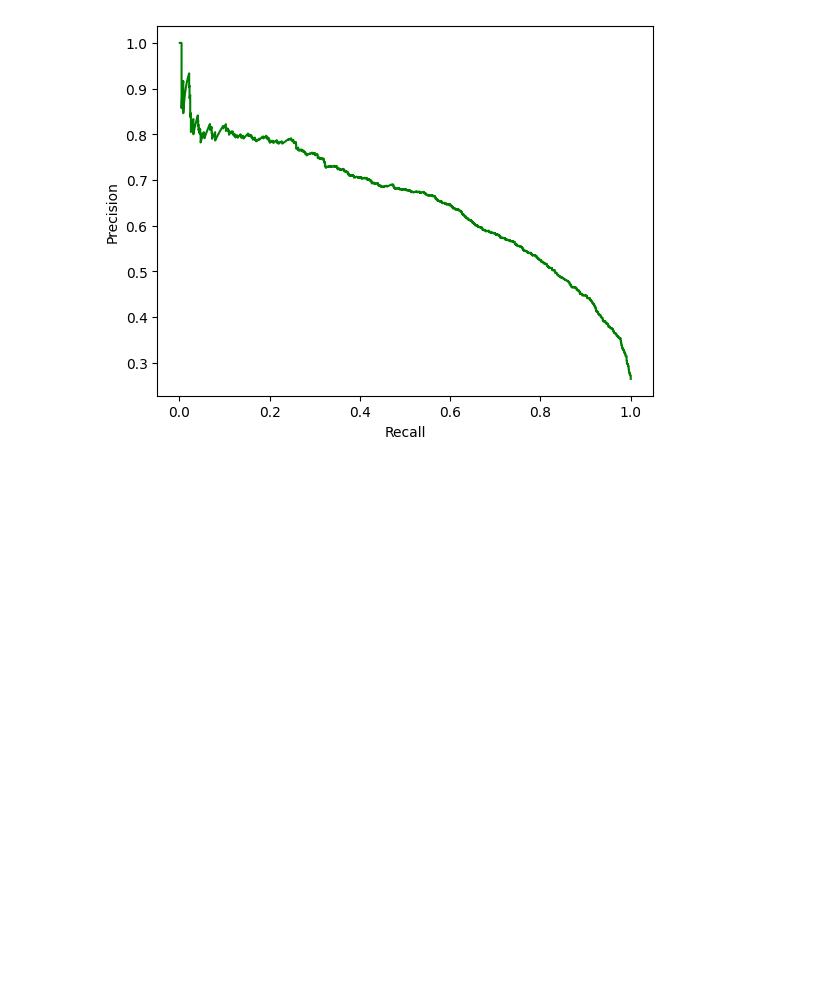
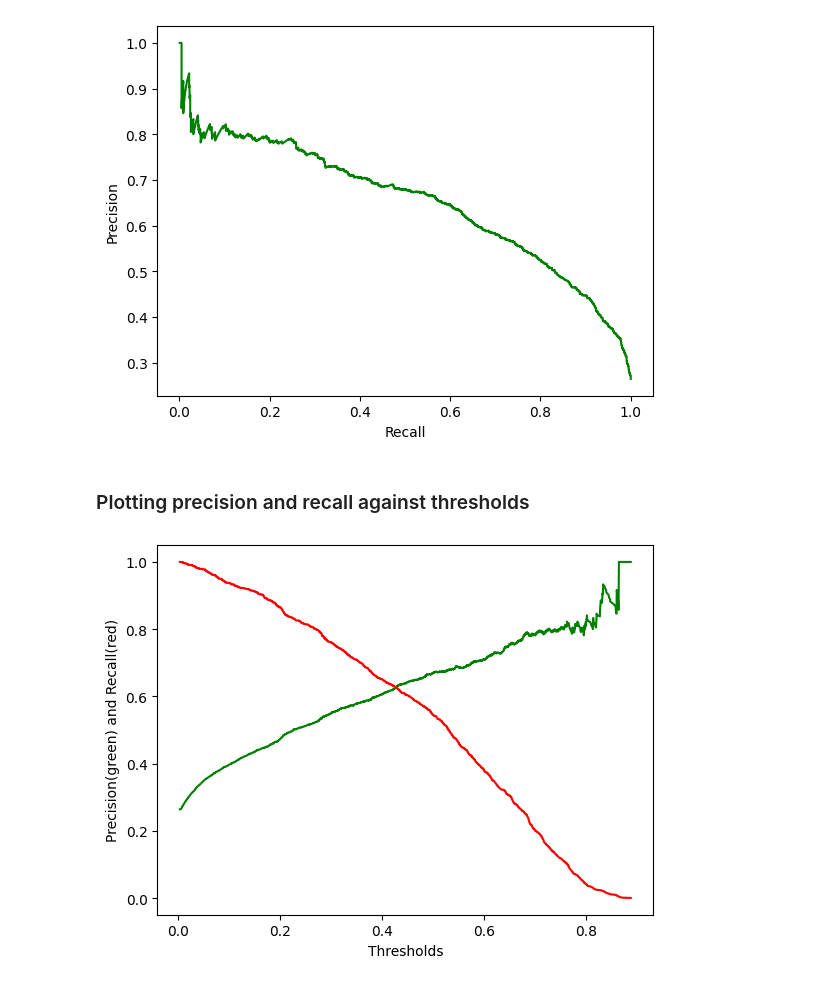
Before and after one commit to asa1997/CarPricePrediction, a Jupyter notebook: Telecom_Customer_Churn/Telecom_CustomerChurn.ipynb, the cells around one changed output. Cells and saved outputs as stored; diff of their text form; code cells hidden in the pictures; blank space fills up the shorter version.

```diff
--- a/Telecom_Customer_Churn/Telecom_CustomerChurn.ipynb
+++ b/Telecom_Customer_Churn/Telecom_CustomerChurn.ipynb
@@ -1086,3 +1086,13 @@ plt.ylabel('Precision')
 plt.show()
 # %% [output]
 [figure]
+# %% [markdown]
+### Plotting precision and recall against thresholds
+# %%
+plt.plot(thresholds, p[:-1], "g-")
+plt.plot(thresholds, r[:-1], "r-")
+plt.xlabel('Thresholds')
+plt.ylabel('Precision(green) and Recall(red)')
+plt.show()
+# %% [output]
+[figure, added]
```
Also changed, not shown: parts of 15 cells of this notebook.
